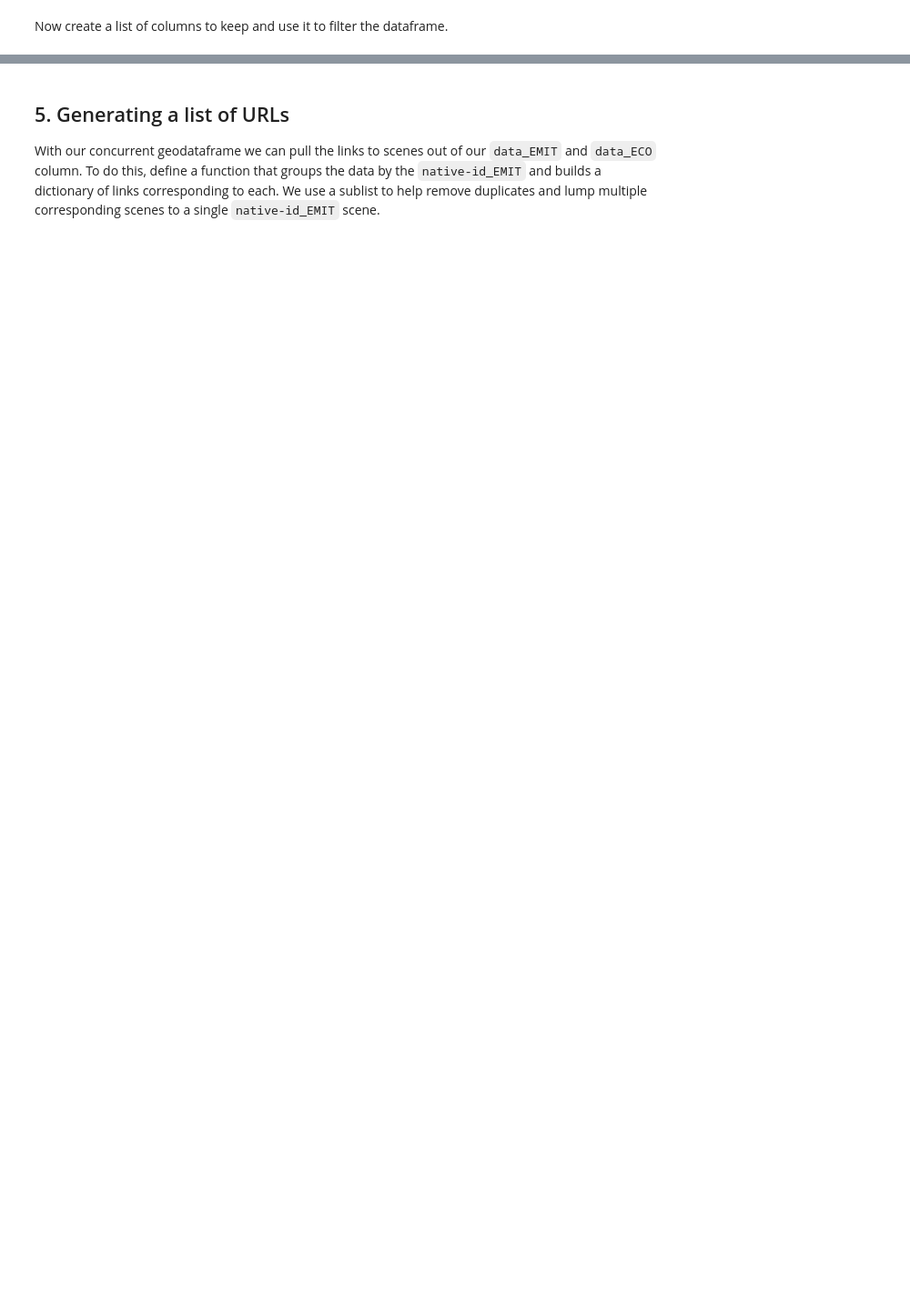
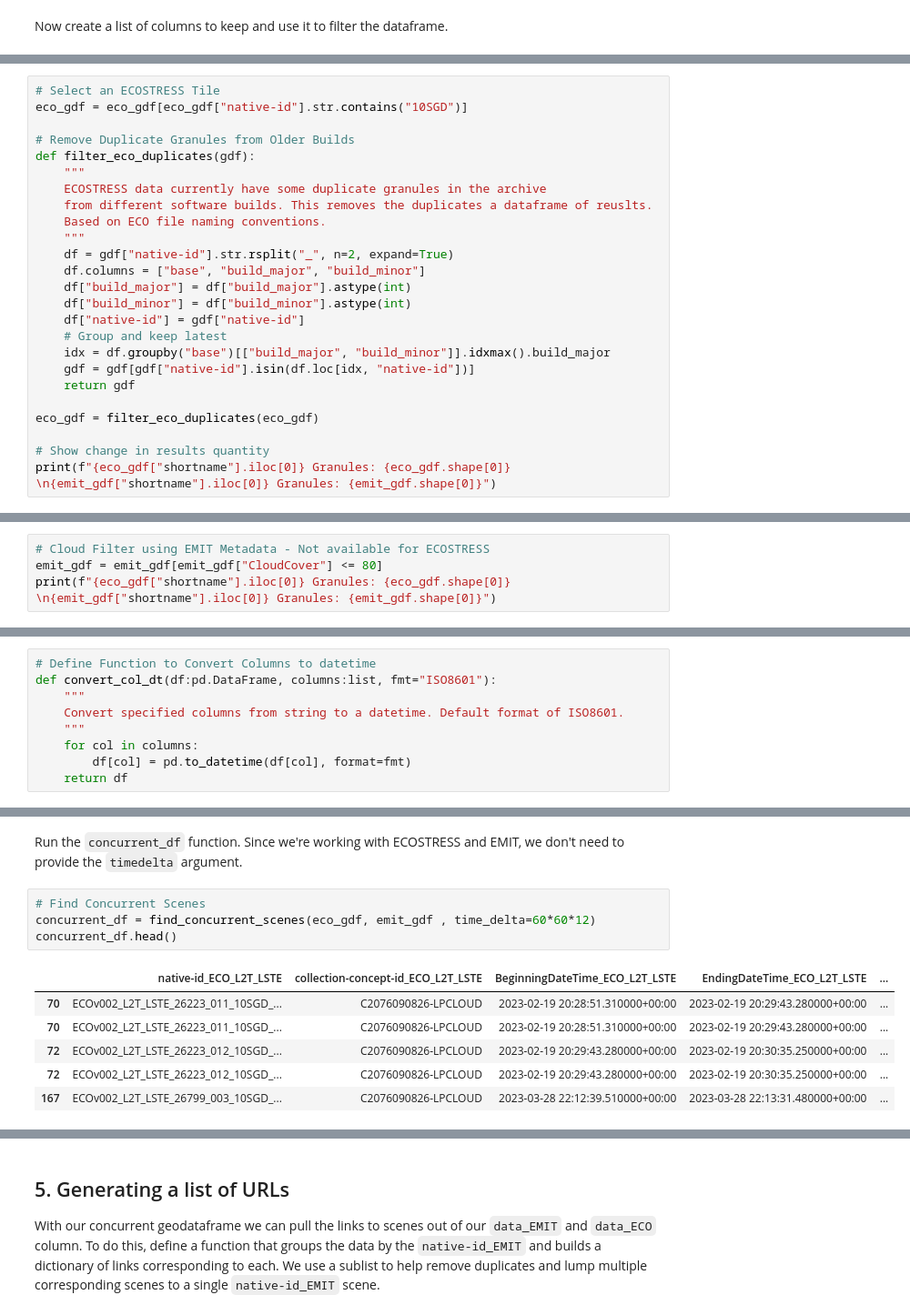
Before and after one commit to nasa/VITALS, a Jupyter notebook: python/01_Finding_Concurrent_Data.ipynb, the cells around one changed output, grey strips where cells are left out. Shown at 91% size. Cells and saved outputs as stored; diff of their text form; blank space fills up the shorter version.

Commit message:
update to concurrent search notebook - revise process to identify concurent scenes - add json output of concurrent scene urls keyed on ECOSTRESS

```diff
--- a/python/01_Finding_Concurrent_Data.ipynb
+++ b/python/01_Finding_Concurrent_Data.ipynb
@@ -564,0 +417,25 @@ In the figure above, we start without loading any concurrent layers. Add or remo
+# %%
+# Select an ECOSTRESS Tile
+eco_gdf = eco_gdf[eco_gdf["native-id"].str.contains("10SGD")]
+
+# Remove Duplicate Granules from Older Builds
+def filter_eco_duplicates(gdf):
+    """
+    ECOSTRESS data currently have some duplicate granules in the archive
+    from different software builds. This removes the duplicates a dataframe of reuslts.
+    Based on ECO file naming conventions.
+    """
+    df = gdf["native-id"].str.rsplit("_", n=2, expand=True)
+    df.columns = ["base", "build_major", "build_minor"]
+    df["build_major"] = df["build_major"].astype(int)
+    df["build_minor"] = df["build_minor"].astype(int)
+    df["native-id"] = gdf["native-id"]
+    # Group and keep latest
+    idx = df.groupby("base")[["build_major", "build_minor"]].idxmax().build_major
+    gdf = gdf[gdf["native-id"].isin(df.loc[idx, "native-id"])]
+    return gdf
+
+eco_gdf = filter_eco_duplicates(eco_gdf)
+
+# Show change in results quantity
+print(f"{eco_gdf["shortname"].iloc[0]} Granules: {eco_gdf.shape[0]} \n{emit_gdf["shortname"].iloc[0]} Granules: {emit_gdf.shape[0]}")
@@ -564,0 +449,4 @@ In the figure above, we start without loading any concurrent layers. Add or remo
+# %%
+# Cloud Filter using EMIT Metadata - Not available for ECOSTRESS
+emit_gdf = emit_gdf[emit_gdf["CloudCover"] <= 80]
+print(f"{eco_gdf["shortname"].iloc[0]} Granules: {eco_gdf.shape[0]} \n{emit_gdf["shortname"].iloc[0]} Granules: {emit_gdf.shape[0]}")
@@ -564,0 +465,9 @@ In the figure above, we start without loading any concurrent layers. Add or remo
+# %%
+# Define Function to Convert Columns to datetime
+def convert_col_dt(df:pd.DataFrame, columns:list, fmt="ISO8601"):
+    """
+    Convert specified columns from string to a datetime. Default format of ISO8601.
+    """
+    for col in columns:
+        df[col] = pd.to_datetime(df[col], format=fmt)
+    return df
@@ -564,0 +566,13 @@ In the figure above, we start without loading any concurrent layers. Add or remo
+# %% [markdown]
+Run the `concurrent_df` function. Since we're working with ECOSTRESS and EMIT, we don't need to provide the `timedelta` argument.
+# %%
+# Find Concurrent Scenes
+concurrent_df = find_concurrent_scenes(eco_gdf, emit_gdf , time_delta=60*60*12)
+concurrent_df.head()
+# %% [output]
+|  | native-id_ECO_L2T_LSTE | collection-concept-id_ECO_L2T_LSTE | BeginningDateTime_ECO_L2T_LSTE | EndingDateTime_ECO_L2T_LSTE | ... |
+| 70 | ECOv002_L2T_LSTE_26223_011_10SGD_... | C2076090826-LPCLOUD | 2023-02-19 20:28:51.310000+00:00 | 2023-02-19 20:29:43.280000+00:00 | ... |
+| 70 | ECOv002_L2T_LSTE_26223_011_10SGD_... | C2076090826-LPCLOUD | 2023-02-19 20:28:51.310000+00:00 | 2023-02-19 20:29:43.280000+00:00 | ... |
+| 72 | ECOv002_L2T_LSTE_26223_012_10SGD_... | C2076090826-LPCLOUD | 2023-02-19 20:29:43.280000+00:00 | 2023-02-19 20:30:35.250000+00:00 | ... |
+| 72 | ECOv002_L2T_LSTE_26223_012_10SGD_... | C2076090826-LPCLOUD | 2023-02-19 20:29:43.280000+00:00 | 2023-02-19 20:30:35.250000+00:00 | ... |
+| 167 | ECOv002_L2T_LSTE_26799_003_10SGD_... | C2076090826-LPCLOUD | 2023-03-28 22:12:39.510000+00:00 | 2023-03-28 22:13:31.480000+00:00 | ... |
```
Also changed, not shown: parts of 77 cells of this notebook, 1 other file.
